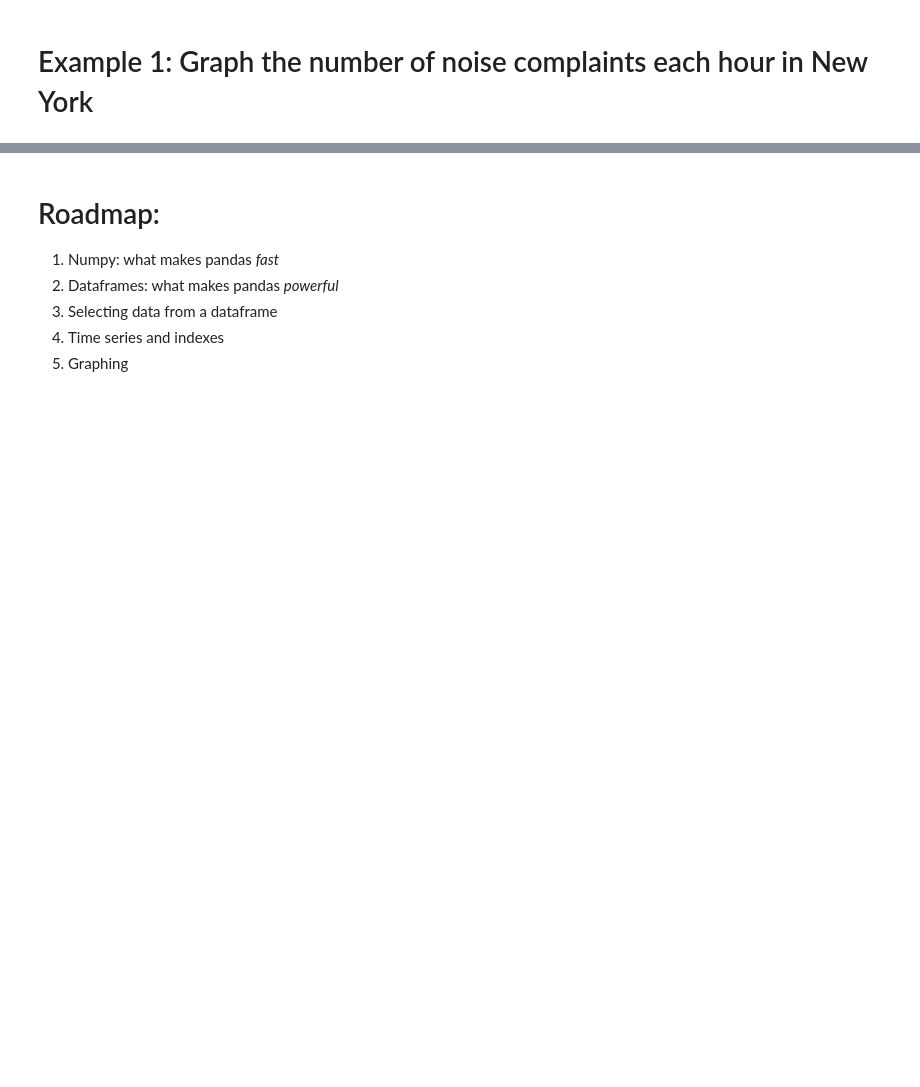
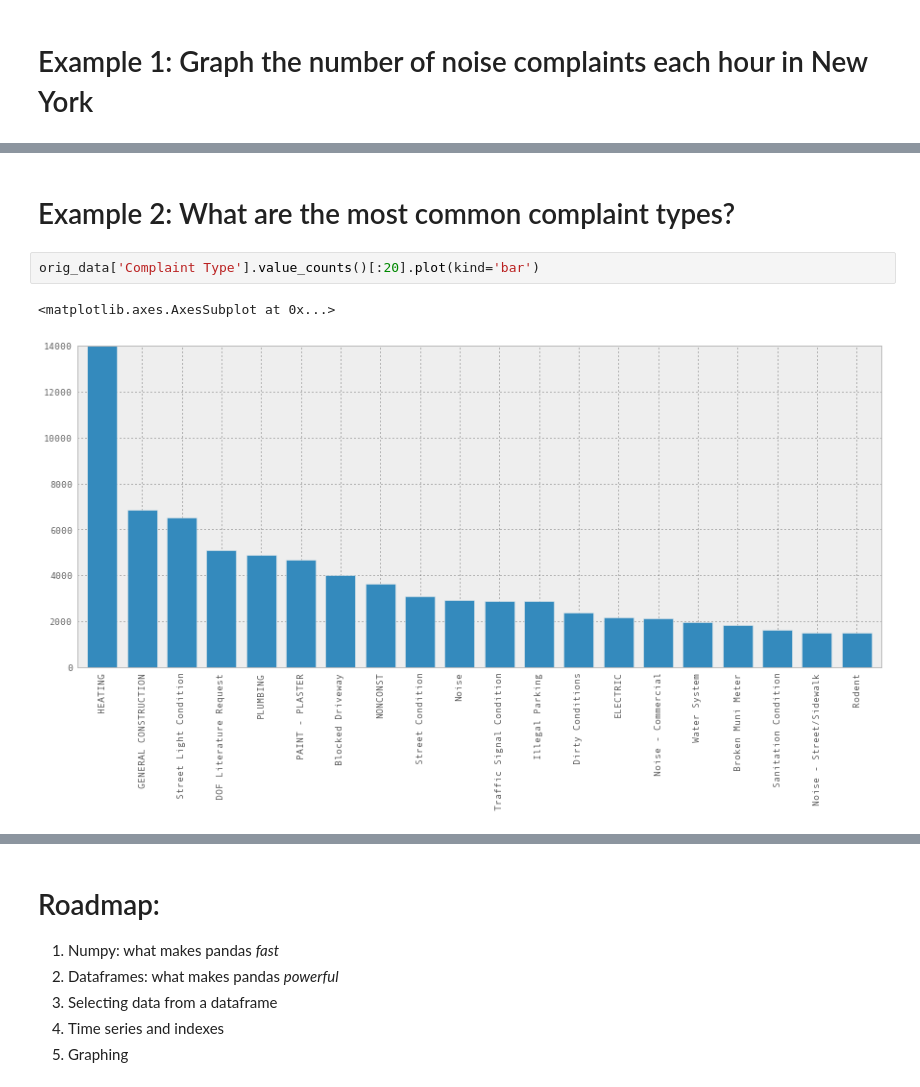
Before and after one commit to jvns/talks, a Jupyter notebook: pydatanyc2013/PyData NYC 2013 tutorial.ipynb, the cells around one changed output, grey strips where cells are left out. Drawn from its saved outputs; the diff is of its cells as text; blank space fills up the shorter version.

Commit message:
Add some more examples

```diff
--- a/pydatanyc2013/PyData NYC 2013 tutorial.ipynb
+++ b/pydatanyc2013/PyData NYC 2013 tutorial.ipynb
@@ -46,0 +47,7 @@ noise_complaints.set_index('Created Date').sort_index().resample('H', how=len).p
+# %% [markdown]
+# Example 2: What are the most common complaint types?
+# %%
+orig_data['Complaint Type'].value_counts()[:20].plot(kind='bar')
+# %% [output]
+<matplotlib.axes.AxesSubplot at 0x...>
+[figure, added]
```
Also changed, not shown: parts of 31 cells of this notebook.
